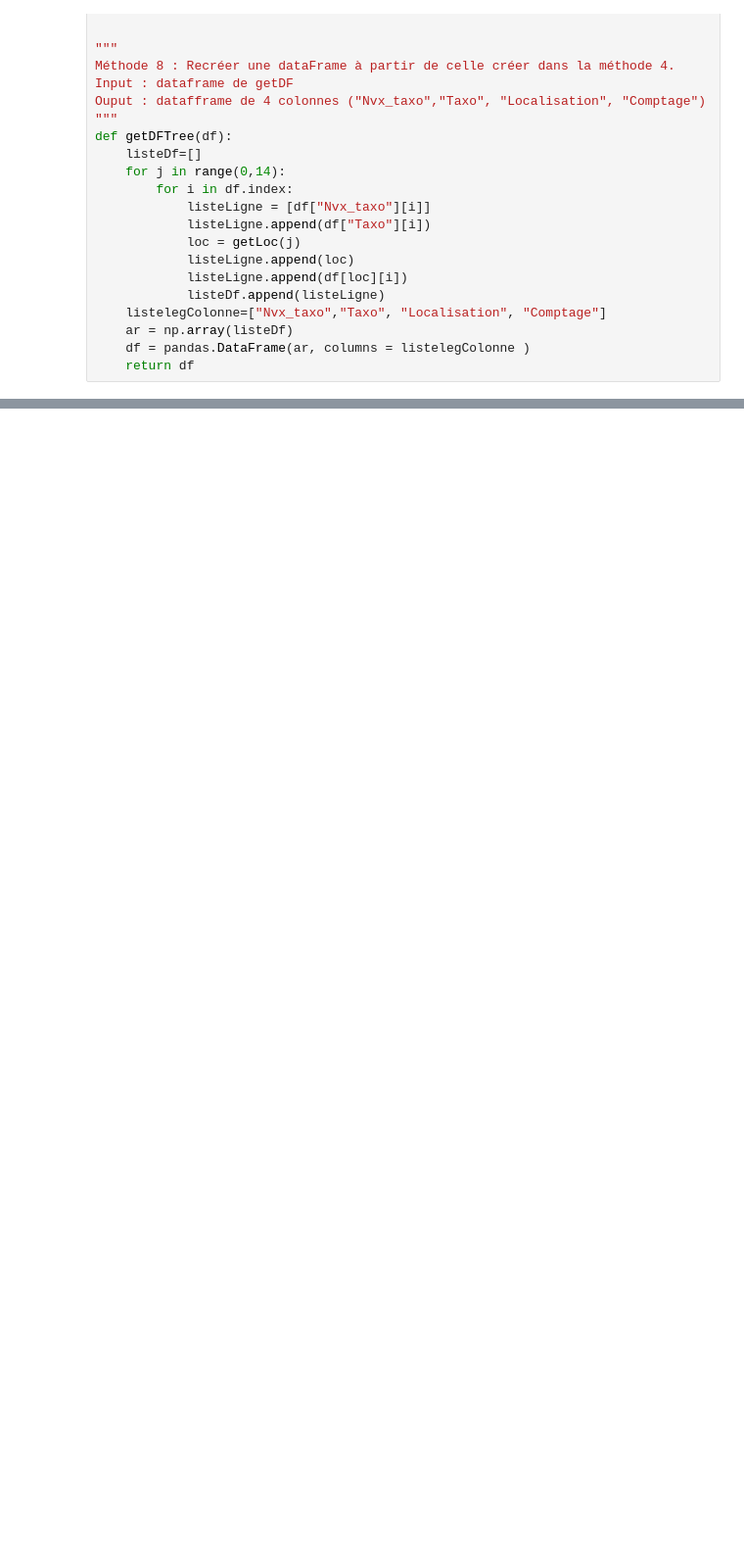
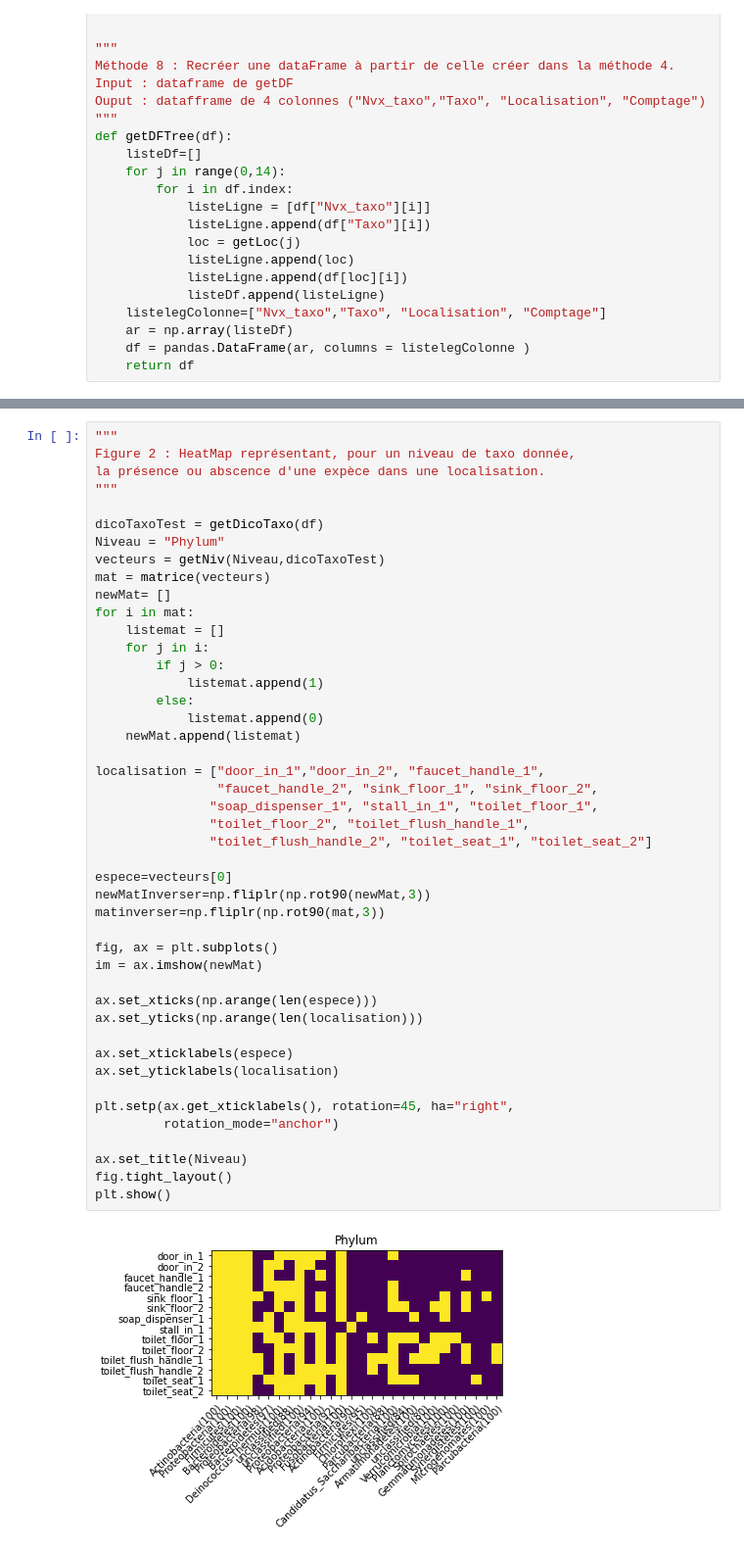
Before and after one commit to mmartelat/vdb_joha_marie, a Jupyter notebook: VdbFinalProject.ipynb, the cells around one changed output, grey strips where cells are left out. Shown at 98% size. Saved outputs shown, nothing was run; the diff lists cells and outputs as text; blank space fills up the shorter version.

```diff
--- a/VdbFinalProject.ipynb
+++ b/VdbFinalProject.ipynb
@@ -534,0 +547,47 @@ plt.legend(bars, localisation, bbox_to_anchor=(1.5, 1))
+# %%
+"""
+Figure 2 : HeatMap représentant, pour un niveau de taxo donnée,
+la présence ou abscence d'une expèce dans une localisation.
+"""
+
+dicoTaxoTest = getDicoTaxo(df)
+Niveau = "Phylum"
+vecteurs = getNiv(Niveau,dicoTaxoTest)
+mat = matrice(vecteurs)
+newMat= []
+for i in mat:
+    listemat = []
+    for j in i:
+        if j > 0:
+            listemat.append(1)
+        else:
+            listemat.append(0)
+    newMat.append(listemat)
+
+localisation = ["door_in_1","door_in_2", "faucet_handle_1",
+                "faucet_handle_2", "sink_floor_1", "sink_floor_2",
+               "soap_dispenser_1", "stall_in_1", "toilet_floor_1",
+               "toilet_floor_2", "toilet_flush_handle_1",
+               "toilet_flush_handle_2", "toilet_seat_1", "toilet_seat_2"]
+
+espece=vecteurs[0]
+newMatInverser=np.fliplr(np.rot90(newMat,3))
+matinverser=np.fliplr(np.rot90(mat,3))
+
+fig, ax = plt.subplots()
+im = ax.imshow(newMat)
+
+ax.set_xticks(np.arange(len(espece)))
+ax.set_yticks(np.arange(len(localisation)))
+
+ax.set_xticklabels(espece)
+ax.set_yticklabels(localisation)
+
+plt.setp(ax.get_xticklabels(), rotation=45, ha="right",
+         rotation_mode="anchor")
+
+ax.set_title(Niveau)
+fig.tight_layout()
+plt.show()
+# %% [output]
+[figure, added]
```
Also changed, not shown: parts of 1 cell of this notebook, 1 other file.
